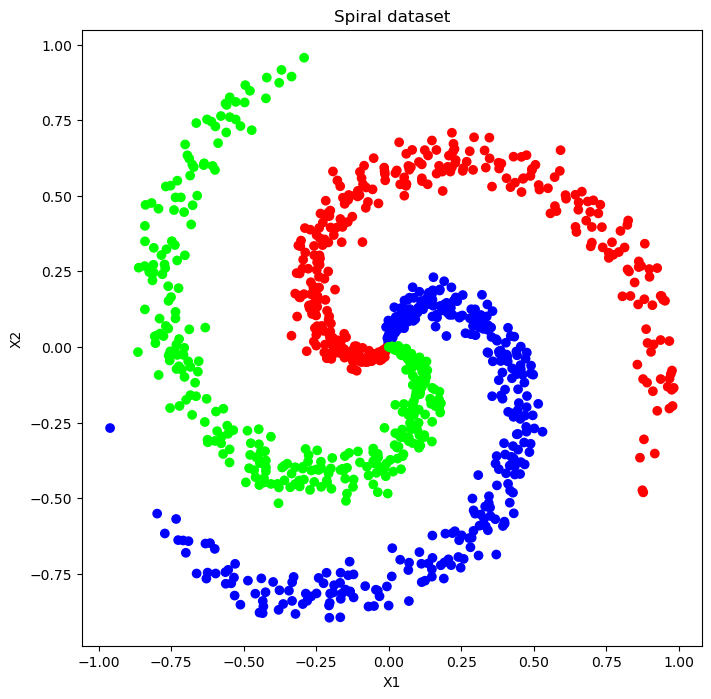
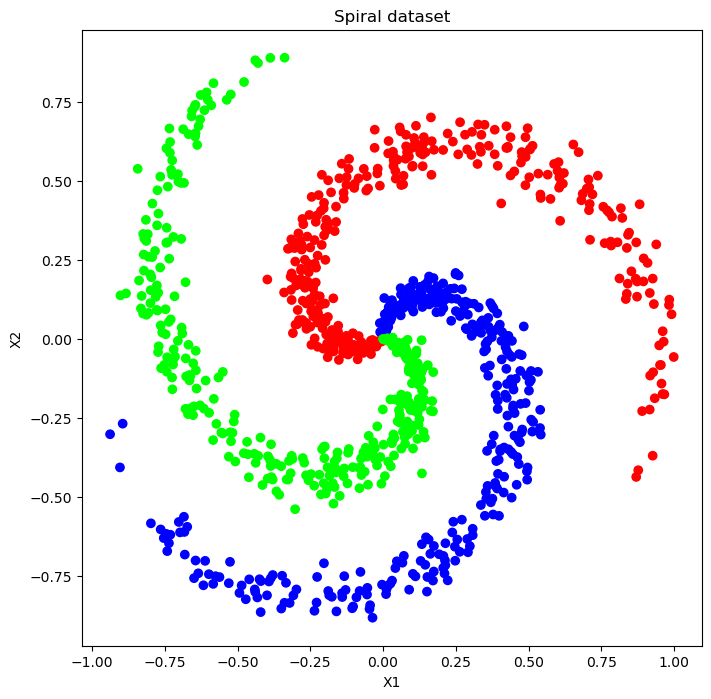
Code edit (unified diff) that turned the first committed figure into the second:
--- before
+++ after
@@ -4,3 +4,4 @@
 plt.xlabel("X1")
 plt.ylabel("X2")
+plt.savefig("Spiral_dataset.png")
 plt.show()

Commit: Add README and project visualizations